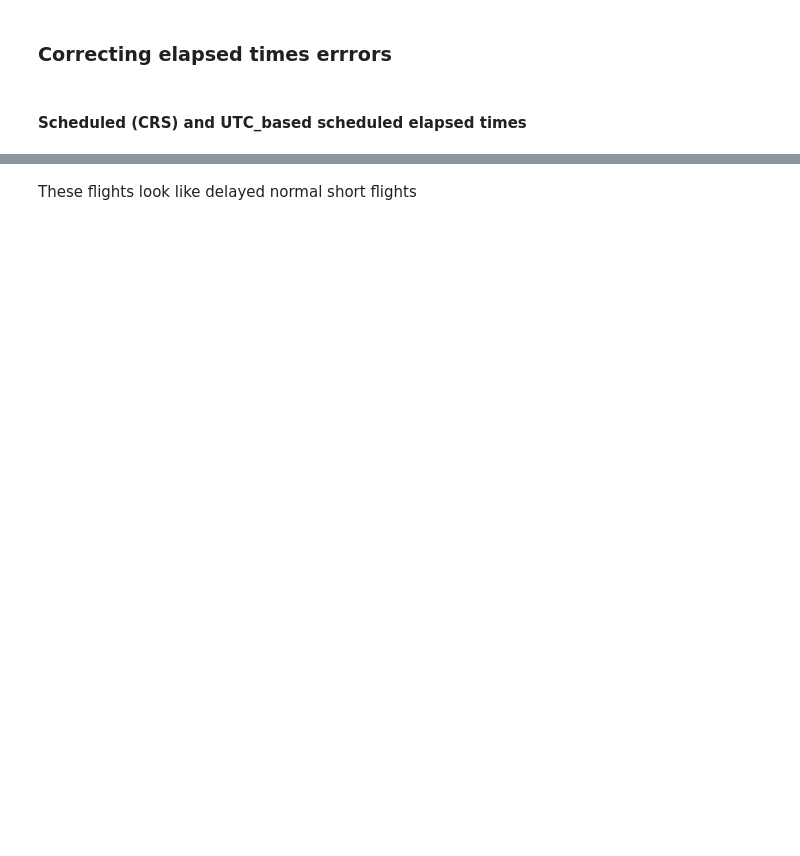
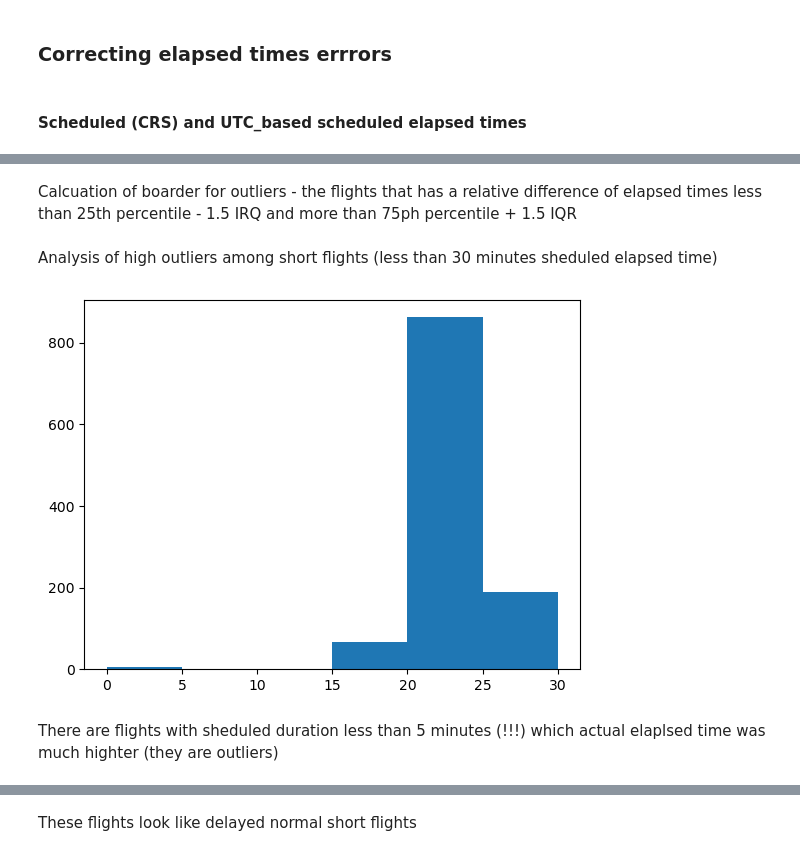
Before and after one commit to kholodov-a/Springboard_repo, a Jupyter notebook: CS2-flights-delay-REPO/notebooks/Data Wrangling.ipynb, the cells around one changed output, grey strips where cells are left out. Saved outputs shown, nothing was run; the diff lists cells and outputs as text; code cells hidden in the pictures; blank space fills up the shorter version.

```diff
--- a/CS2-flights-delay-REPO/notebooks/Data Wrangling.ipynb
+++ b/CS2-flights-delay-REPO/notebooks/Data Wrangling.ipynb
@@ -2235,2 +2412,0 @@ flights[elapsed_less_then_ZERO][rout_info]
-# %%
-flights = flights[~elapsed_less_then_ZERO]
@@ -2238,5 +2418,24 @@ flights = flights[~elapsed_less_then_ZERO]
 # Analysis of difference between 'ActualElapsedTime' and 'CRSElapsedTime'
 flights['ElapsedTimeDiff'] = flights['ActualElapsedTime'] - flights['CRSElapsedTime']
 flights['RelElapTimeDiff'] = (flights['ElapsedTimeDiff'] / flights['CRSElapsedTime']).astype(float)
+# %% [markdown]
+Calcuation of boarder for outliers - the flights that has a relative difference of elapsed times less than 25th percentile - 1.5 IRQ and more than 75ph percentile + 1.5 IQR
+# %%
+outlier_limit_low, outlier_limit_high = get_outliers_range(flights['RelElapTimeDiff'])
+
+# Filtering flights that had actual elapsed time to short relative to scheduled
+relative_diff_low_outliers = (flights['RelElapTimeDiff'] < outlier_limit_low)
+relative_diff_high_outliers = (flights['RelElapTimeDiff'] > outlier_limit_high)
+outliers = (flights['RelElapTimeDiff'] < outlier_limit_low) | (flights['RelElapTimeDiff'] > outlier_limit_high)
+# %% [markdown]
+Analysis of high outliers among short flights (less than 30 minutes sheduled elapsed time)
 # %%
 ET_less_30_min = flights['CRSElapsedTime'] < 30
+# %%
+bins = np.arange(0, 35, 5)
+plt.hist(flights[relative_diff_high_outliers & ET_less_30_min]['CRSElapsedTime'], bins = bins)
+plt.show()
+# %% [output]
+[figure, added]
+# %% [markdown]
+There are flights with sheduled duration less than 5 minutes (!!!) which actual elaplsed time was much highter (they are outliers)
```
Also changed, not shown: parts of 111 cells of this notebook.
